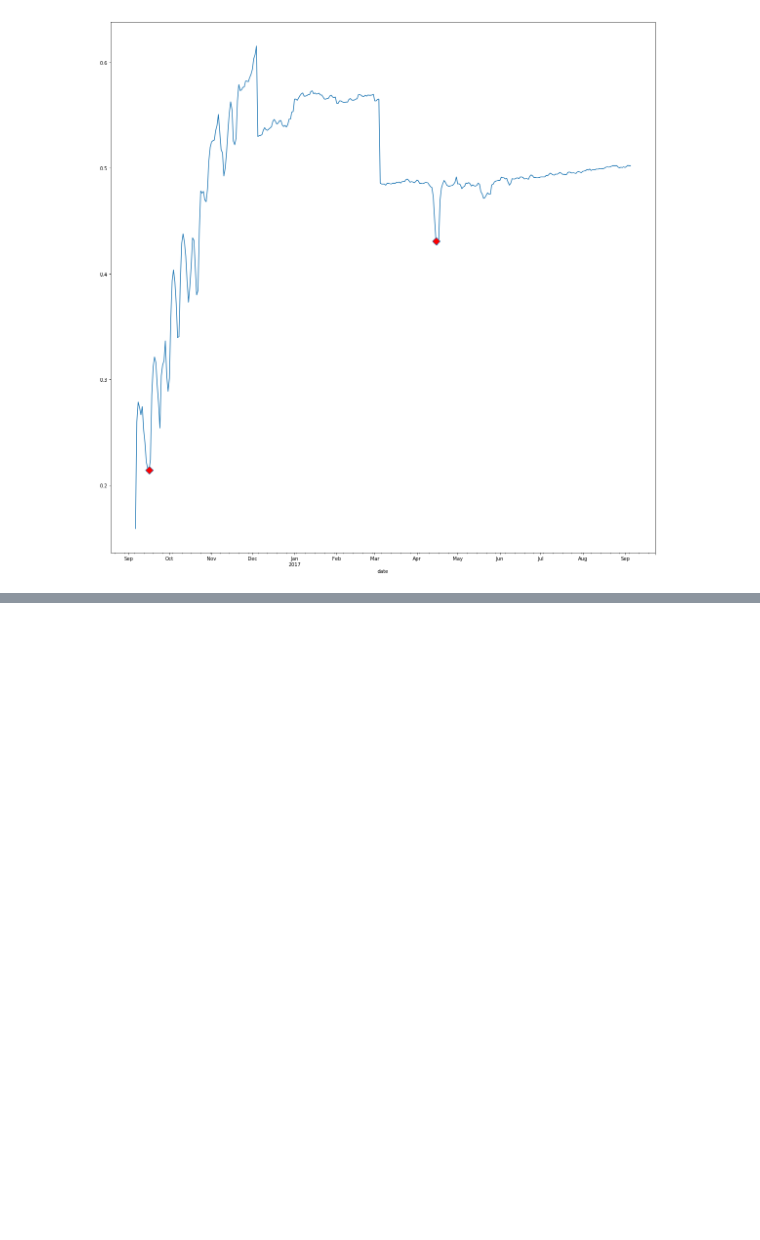
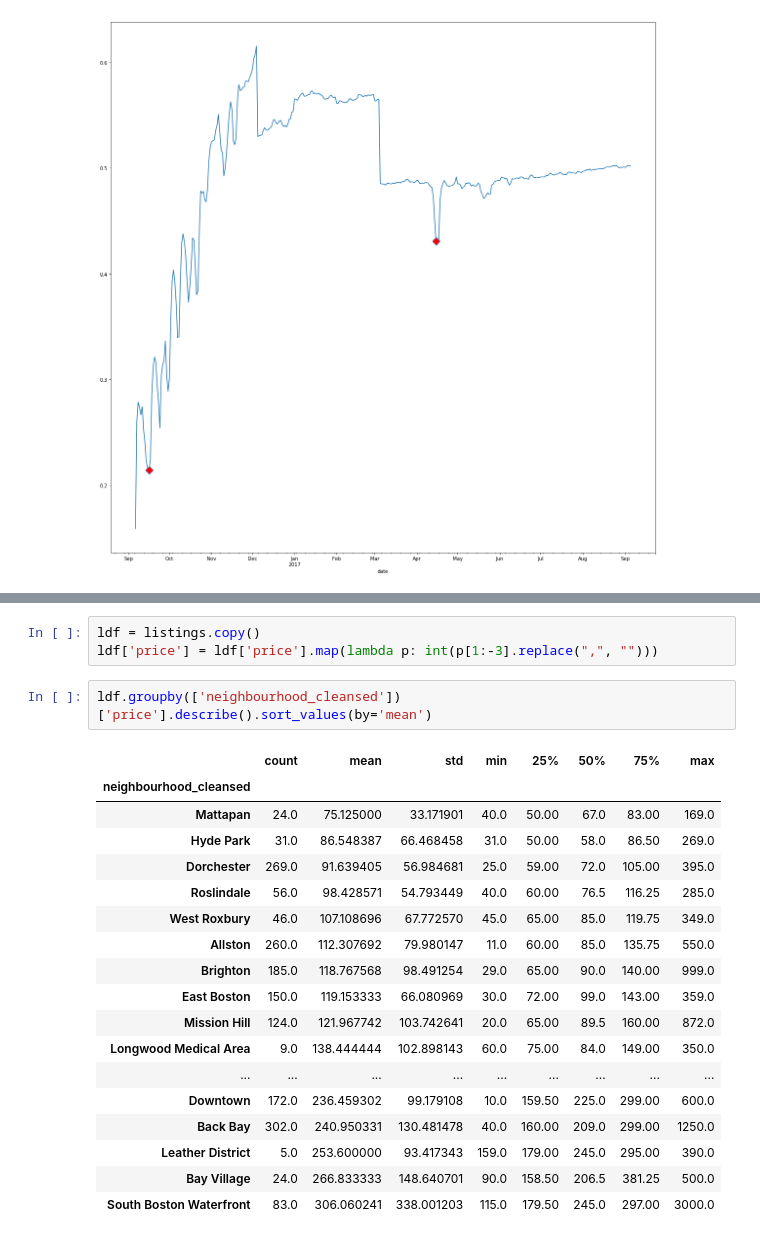
Before and after one commit to cgkaczenski/BostonAirbnb, a Jupyter notebook: BostonAirbnb.ipynb, the cells around one changed output, grey strips where cells are left out. Saved outputs shown, nothing was run; the diff lists cells and outputs as text; blank space fills up the shorter version.

```diff
--- a/BostonAirbnb.ipynb
+++ b/BostonAirbnb.ipynb
@@ -97,0 +103,24 @@ The Boston marathon was on April 16th 2017, so this probably accounts for the in
+# %%
+ldf = listings.copy()
+ldf['price'] = ldf['price'].map(lambda p: int(p[1:-3].replace(",", "")))
+# %%
+ldf.groupby(['neighbourhood_cleansed'])['price'].describe().sort_values(by='mean')
+# %% [output]
+|  | count | mean | std | min | 25% | 50% | 75% | max |
+| neighbourhood_cleansed |  |  |  |  |  |  |  |  |
+| Mattapan | 24.0 | 75.125000 | 33.171901 | 40.0 | 50.00 | 67.0 | 83.00 | 169.0 |
+| Hyde Park | 31.0 | 86.548387 | 66.468458 | 31.0 | 50.00 | 58.0 | 86.50 | 269.0 |
+| Dorchester | 269.0 | 91.639405 | 56.984681 | 25.0 | 59.00 | 72.0 | 105.00 | 395.0 |
+| Roslindale | 56.0 | 98.428571 | 54.793449 | 40.0 | 60.00 | 76.5 | 116.25 | 285.0 |
+| West Roxbury | 46.0 | 107.108696 | 67.772570 | 45.0 | 65.00 | 85.0 | 119.75 | 349.0 |
+| Allston | 260.0 | 112.307692 | 79.980147 | 11.0 | 60.00 | 85.0 | 135.75 | 550.0 |
+| Brighton | 185.0 | 118.767568 | 98.491254 | 29.0 | 65.00 | 90.0 | 140.00 | 999.0 |
+| East Boston | 150.0 | 119.153333 | 66.080969 | 30.0 | 72.00 | 99.0 | 143.00 | 359.0 |
+| Mission Hill | 124.0 | 121.967742 | 103.742641 | 20.0 | 65.00 | 89.5 | 160.00 | 872.0 |
+| Longwood Medical Area | 9.0 | 138.444444 | 102.898143 | 60.0 | 75.00 | 84.0 | 149.00 | 350.0 |
+| ... | ... | ... | ... | ... | ... | ... | ... | ... |
+| Downtown | 172.0 | 236.459302 | 99.179108 | 10.0 | 159.50 | 225.0 | 299.00 | 600.0 |
+| Back Bay | 302.0 | 240.950331 | 130.481478 | 40.0 | 160.00 | 209.0 | 299.00 | 1250.0 |
+| Leather District | 5.0 | 253.600000 | 93.417343 | 159.0 | 179.00 | 245.0 | 295.00 | 390.0 |
+| Bay Village | 24.0 | 266.833333 | 148.640701 | 90.0 | 158.50 | 206.5 | 381.25 | 500.0 |
+| South Boston Waterfront | 83.0 | 306.060241 | 338.001203 | 115.0 | 179.50 | 245.0 | 297.00 | 3000.0 |
```
Also changed, not shown: parts of 7 cells of this notebook.
